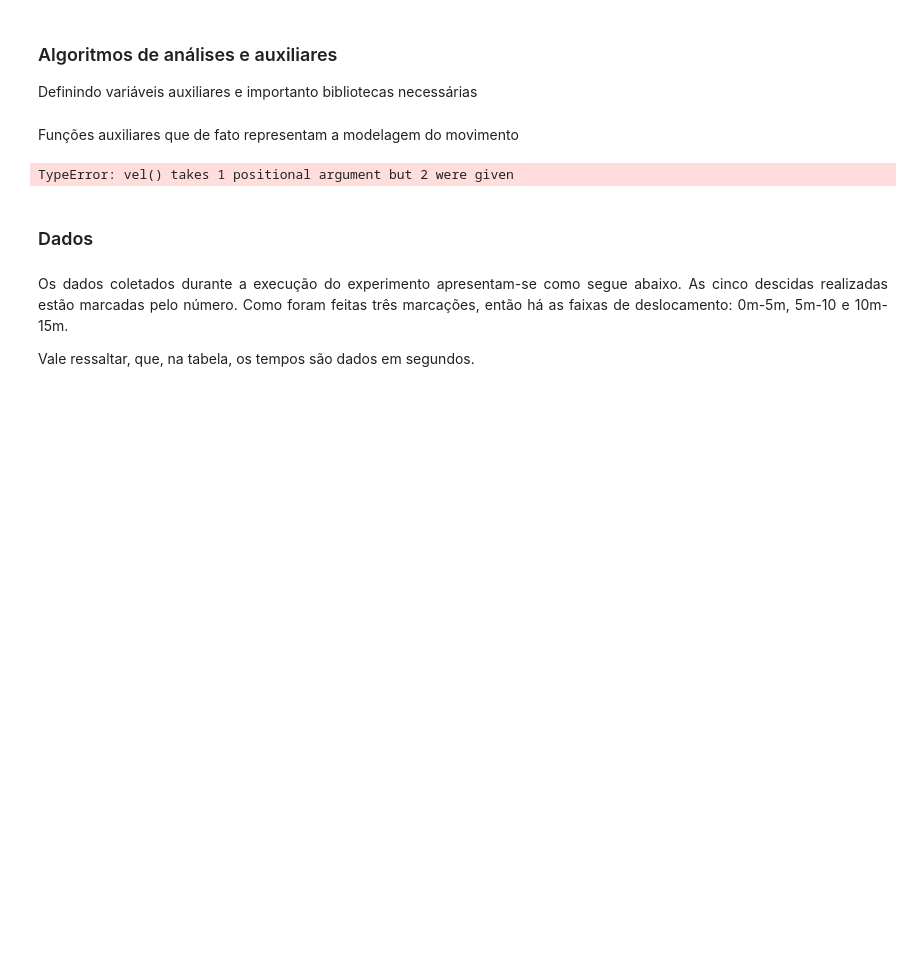
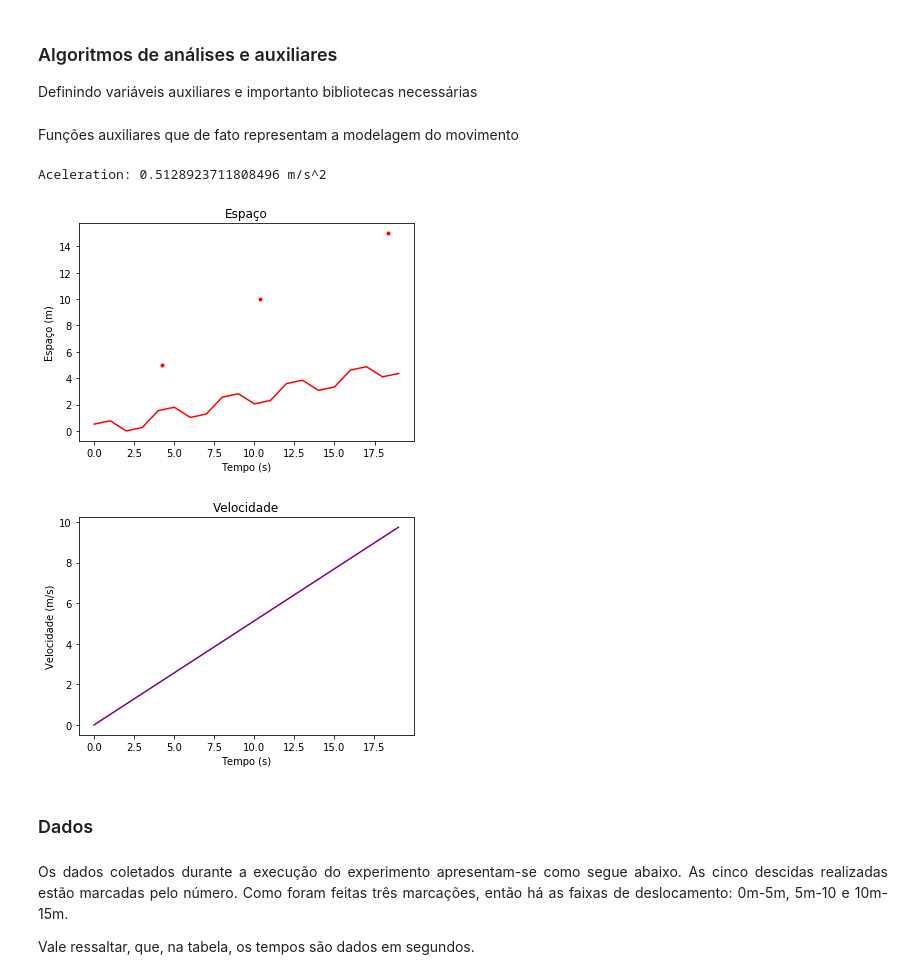
Before and after one commit to victorhmp/mac209, a Jupyter notebook: EP02/EP02-Relatorio.ipynb, the cells around one changed output. Drawn from its saved outputs; the diff is of its cells as text; code cells hidden in the pictures; blank space fills up the shorter version.

```diff
--- a/EP02/EP02-Relatorio.ipynb
+++ b/EP02/EP02-Relatorio.ipynb
@@ -41,58 +41,46 @@ from math import sin, radians
 
 dataset = pd.read_csv('./Experimental Data/InclinedPlane.csv')
 
-s = [0, 5, 10, 15]
+s = [5, 10, 15]
 time_plot = [i for i in range(20)]
 
 G = 9.8
-theta = radians(3)
-cheat = [0]
+Theta = radians(3)
 # %% [markdown]
 Funções auxiliares que de fato representam a modelagem do movimento
 # %%
 # velocity
 def vel(dt):
-    return G*sin(theta)*dt
+    return G*sin(Theta)*dt
 
 # acceleration
-def ac(theta, C = 0):
-    return (G*sin(theta) + (C))
+def ac(C = 0):
+    return (G*sin(Theta) + (C))
 
-def sT (theta, t):
-    return (G*sin(theta)*((t^2)/2))
-
-# receive a list of strings and replace ',' by '.'
-# avoids problems related to unit differences
-def format_to_float(arr):
-    return [s.replace(',', '.') for s in arr]
+def sT (t):
+    return ((G*(sin(Theta)))*((t^2)/2))
 # %%
 # calculates average velocity and acceleration,
 # print it to StdOut and plot graphs for Uniformly Accelerated Motion
 def calc_plot(dataset, coord_x, coord_y, plot_color):
-    subdataset = format_to_float(
-        dataset.iloc[coord_x, coord_y[0]:coord_y[1]].values)
+    subdataset = dataset.iloc[coord_x, coord_y[0]:coord_y[1]]
     timeline = [float(i) for i in subdataset]
     delta_t = np.sum(timeline)
-    velocity = vel(s, delta_t)
-    acceleration = ac(theta)
+    velocity = vel(delta_t)
+    acceleration = ac()
     print(("Aceleration: %s m/s^2") % (acceleration))
 
-    cheat[0] = acceleration
-
-    Y = [10, 20, 30]
-    Y_2 = [5, 10, 15, 20, 25, 30]
+    Y = s
     X = timeline
     for index, value in enumerate(X):
         if (index == 0):
             continue
         else:
             X[index] = X[index-1] + value
-    try:
-        plt.plot(X, Y, '.', color=plot_color)
-    except ValueError:
-        plt.plot(X, Y_2, '.', color=plot_color)
 
-    positions_plot = [sT(s[0], i, acceleration) for i in range(20)]
+    plt.plot(X, Y, '.', color=plot_color)
+
+    positions_plot = [sT(i) for i in range(20)]
     plt.plot(time_plot, positions_plot, color=plot_color)
 
 def plot_vel(xlabel="Tempo (s)", ylabel="Velocidade (m/s)"):
@@ -113,12 +99,12 @@ def setup_and_save_plot(title, xlabel="Tempo (s)", ylabel="Espaço (m)"):
     plt.clf()
-# %%
-# Uniformly Accelerated Motion
-# for index in enumerate(namesMUV):
-calc_plot(dataset, 3, [1, 4], 'blue')
-setup_and_save_plot("Epaço")
-plot_vel()
-# %% [output]
-TypeError: vel() takes 1 positional argument but 2 were given
+# %%
+calc_plot(dataset, 2, [1, 4], 'red')
+setup_and_save_plot("Espaço")
+plot_vel()
+# %% [output]
+Aceleration: 0.5128923711808496 m/s^2
+[figure, added]
+[figure, added]
 # %% [markdown]
 ### Dados
 # %% [markdown]
```
Also changed, not shown: parts of 6 cells of this notebook.
